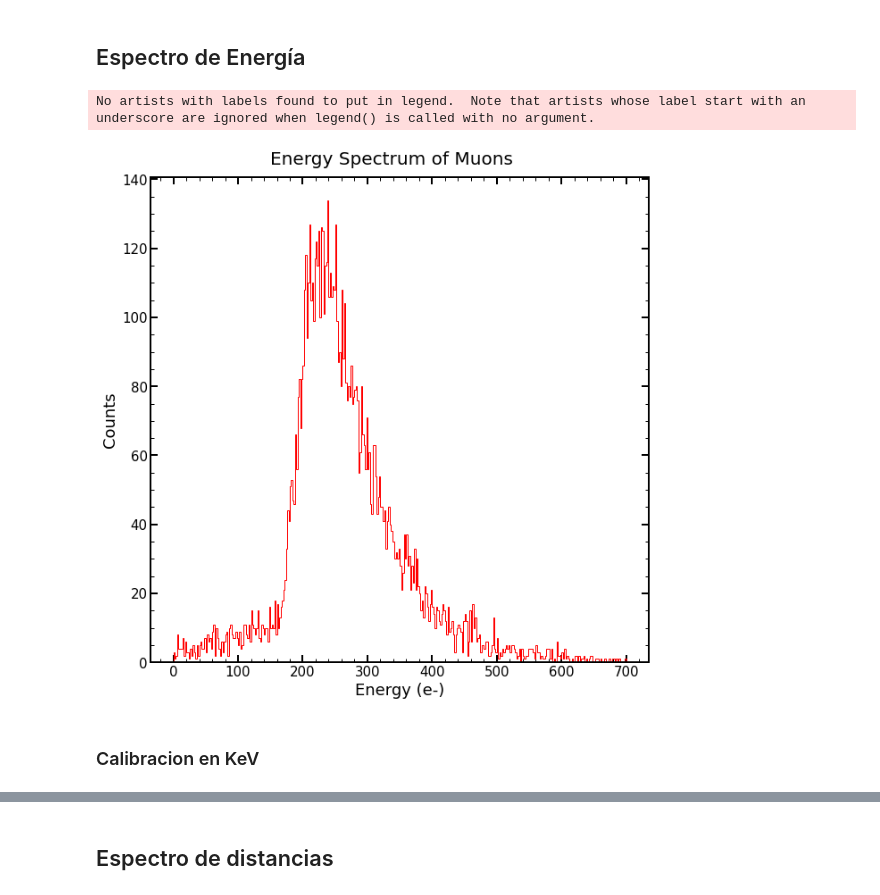
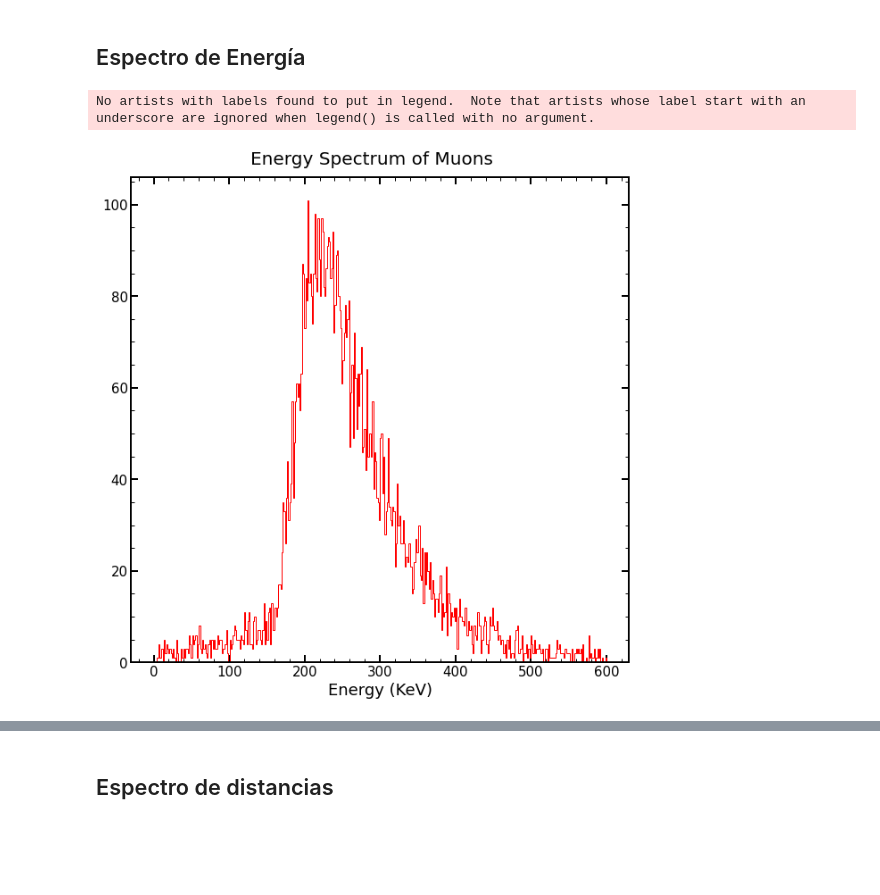
Before and after one commit to mausanram/CodigosICN, a Jupyter notebook: Catalogo_Eventos/CONNIE/Ajuste_Espectro.ipynb, the cells around one changed output, grey strips where cells are left out. Drawn from its saved outputs; the diff is of its cells as text; code cells hidden in the pictures; blank space fills up the shorter version.

```diff
--- a/Catalogo_Eventos/CONNIE/Ajuste_Espectro.ipynb
+++ b/Catalogo_Eventos/CONNIE/Ajuste_Espectro.ipynb
@@ -87,47 +87,46 @@ Se detectaron  8588
 # %%
 list_data_KeV = []
 for element in data_muons_extension_1['charge']:
-    data_KeV = element * 0.0037
+    data_KeV = element * 0.0036
     list_data_KeV.append(data_KeV)
 # %%
 # print(np.max(data_muons_extension_4['charge']))
 
 ############################################
-BINS = 50
+BINS = 400
+max_range = 600
 #############################################
 
 fig, axs = plt.subplots(figsize = [10,10])
 # axs.hist(data_muons_all_extension['charge'], bins = 5000, color = 'k', label = 'Extensions 1-4')
 
 # axs.hist(data_muons_extension_2['all_events'], bins = 500, range= (np.min(data_muons_extension_2['all_events']),0.4 * 10**6),
 #             color = 'g', label= 'Extension 2')
 
 # axs.hist(data_muons_extension_1['all_events'] , bins = BINS,
 #             color = 'k', histtype = 'step', label = 'Background', range = (0, 10))
 # axs.hist(data_muons_extension_1['charge'] , bins = BINS + 300,
 #             color = 'r',  histtype = 'step', range = (0, 220000))
 
-axs.hist(list_data_KeV, bins = BINS + 300,
-            color = 'r',  histtype = 'step', range = (0, 700))
+axs.hist(list_data_KeV, bins = BINS,
+            color = 'r',  histtype = 'step', range = (0, max_range))
 
 axs.legend()
 
 ## EScala Normal
 # axs.set_ylim(0,800)
 # axs.set_xlim(0,190000)
 
 # # Escala Log
 # axs.set_yscale('log')
 
 
-axs.set_xlabel('Energy (e-)', size = 18, loc='center')
-axs.set_ylabel('Counts', size = 18, loc='center')
+axs.set_xlabel('Energy (KeV)', size = 18, loc='center')
+# axs.set_ylabel('Counts', size = 18, loc='center')
 fig.suptitle(r'Energy Spectrum of Muons', size = 20, y=0.92)
 plt.show()
 
 ############################################
 # %% [output]
 No artists with labels found to put in legend.  Note that artists whose label start with an underscore are ignored when legend() is called with no argument.
-[figure, old version]
+[figure, new version]
-# %% [markdown]
-### Calibracion en KeV
```
Also changed, not shown: parts of 12 cells of this notebook, 5 other files.
